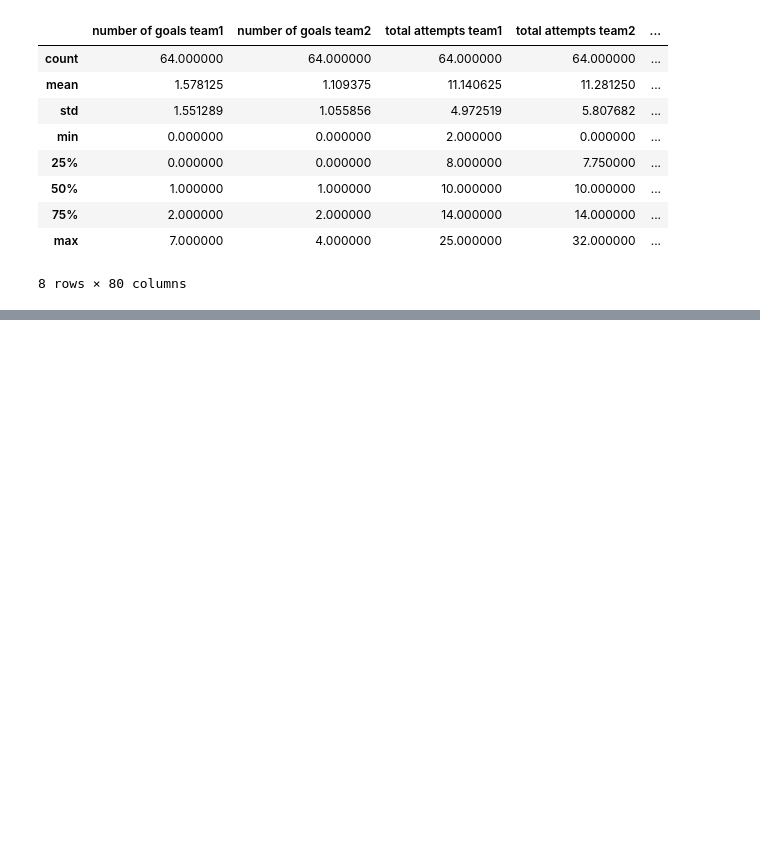
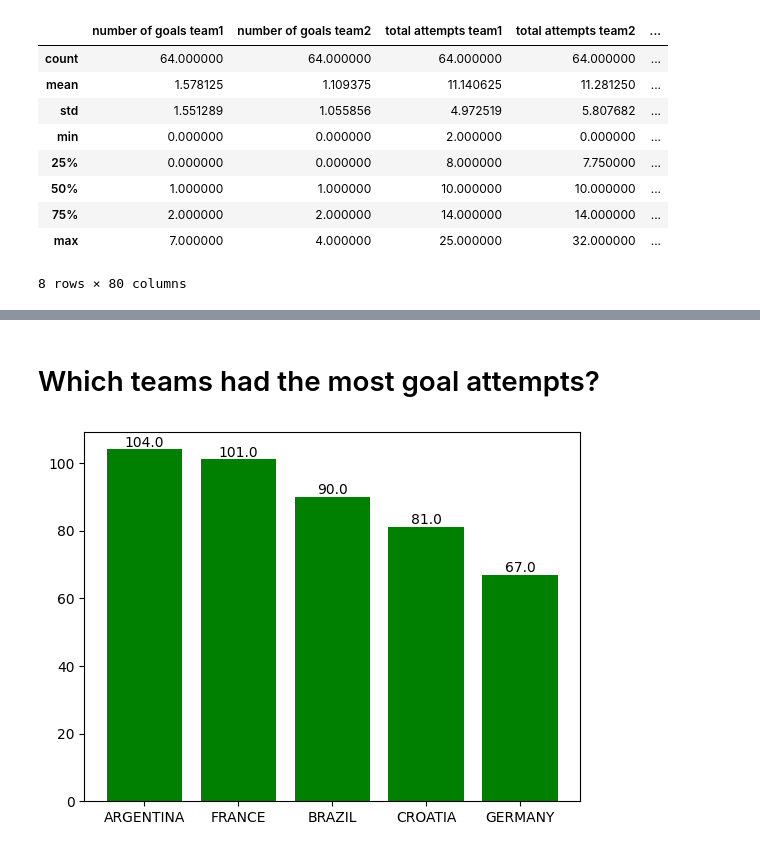
Before and after one commit to toledkrw/Aula-DataScience-Trabalho2, a Jupyter notebook: src/main.ipynb, the cells around one changed output, grey strips where cells are left out. Saved outputs shown, nothing was run; the diff lists cells and outputs as text; code cells hidden in the pictures; blank space fills up the shorter version.

```diff
--- a/src/main.ipynb
+++ b/src/main.ipynb
@@ -80,0 +110,22 @@ Index(['Total Goals'], dtype='object')
+# %% [markdown]
+# Which teams had the most goal attempts?
+# %%
+total_goal_at_team_1 = df[["team1","total attempts team1"]].groupby(["team1"]).sum()
+total_goal_at_team_2 = df[["team2","total attempts team2"]].groupby(["team2"]).sum()
+
+total_goal_at = total_goal_at_team_1.add(total_goal_at_team_2, fill_value=0)
+
+total_goal_at["Total Attempts"] = total_goal_at["total attempts team1"] + total_goal_at["total attempts team2"]
+
+total_goal_at.drop(columns=["total attempts team1", "total attempts team2"], inplace=True)
+total_goal_at.reset_index(inplace=True)
+total_goal_at.rename(columns={"team1": "Team"}, inplace=True)
+
+top_goal_at = total_goal_at.sort_values(by=["Total Attempts"], ascending=False).head(5)
+
+plt.bar(top_goal_at["Team"], top_goal_at["Total Attempts"], color="green")
+
+for i, v in enumerate(top_goal_at["Total Attempts"]):
+    plt.text(i, v, str(v), ha="center", va="bottom")
+# %% [output]
+[figure, added]
```
Also changed, not shown: parts of 5 cells of this notebook.
